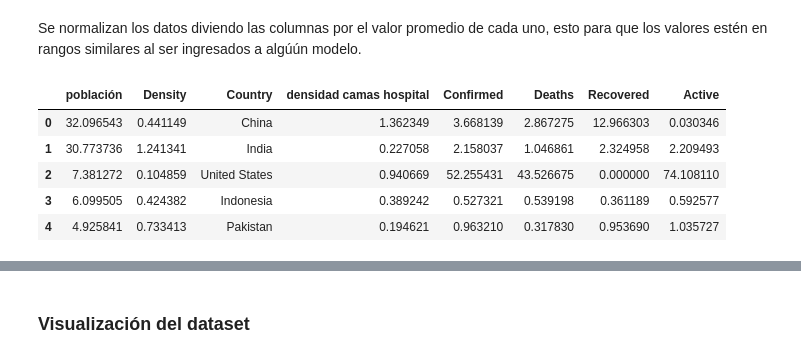
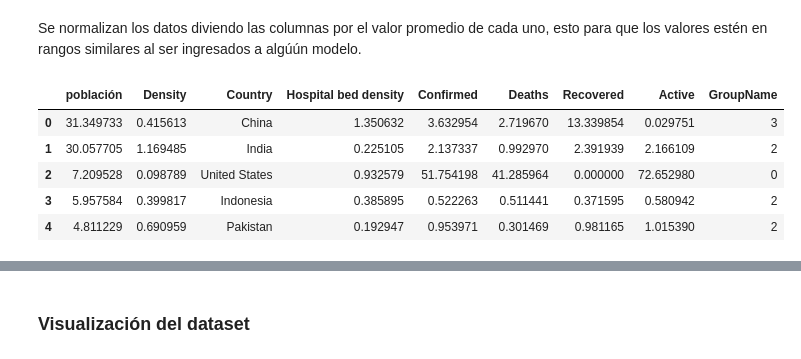
Before and after one commit to DiegoCanales/IIE575-AI-T1, a Jupyter notebook: tarea_AI_1.ipynb, the cells around one changed output, grey strips where cells are left out. Saved outputs shown, nothing was run; the diff lists cells and outputs as text; code cells hidden in the pictures.

```diff
--- a/tarea_AI_1.ipynb
+++ b/tarea_AI_1.ipynb
@@ -203,17 +242,15 @@ poblacion.rename(columns={'name':'país',
 # %%
 # dividir el string de la columna Hospital bed density para obtener el valor
 aux = densidad_camas['Hospital bed density'].str.split(expand=True)
-# se guarda el valor de la densidad en la nueva columna 'densidad camas hospital'
-densidad_camas['densidad camas hospital'] = aux[0]
+# se guarda el valor de la densidad en la nueva columna 'Hospital bed density'
+densidad_camas['Hospital bed density'] = aux[0]
 del aux # elimina la variable aux
-# elimina la columna 'Hospital bed density' que contiene el string completo
-densidad_camas = densidad_camas.drop('Hospital bed density', axis=1)
 # cambia el tipo de la nueva columna a float
-densidad_camas['densidad camas hospital'] = densidad_camas['densidad camas hospital'].astype(float)
+densidad_camas['Hospital bed density'] = densidad_camas['Hospital bed density'].astype(float)
 # elimina las columnas sin datos
 densidad_camas = densidad_camas.dropna()
 # ordenar los datos según densidad de datos de manera descendiente
-densidad_camas.sort_values(by='densidad camas hospital', inplace=True, ascending=False)
+densidad_camas.sort_values(by='Hospital bed density', inplace=True, ascending=False)
 # 10 paises con mayor densidad
 densidad_camas.head(10)
 # %% [output]
@@ -230,0 +288,8 @@ densidad_camas.head(10)
+# %%
+classmap = {
+    'High income': 0,
+    'Low income': 1,
+    'Lower middle income': 2,
+    'Upper middle income': 3
+}
+incomes['GroupName'] = incomes['GroupName'].map(classmap)
@@ -231,3 +298,5 @@ densidad_camas.head(10)
+# %%
+incomes = incomes.drop(['GroupCode','CountryCode'], axis = 1)
 # %% [markdown]
 ### Visualización de datos
 
@@ -317,7 +389,9 @@ dataset = pd.merge(poblacion,densidad_camas, left_on='país', right_on='Country'
 print(dataset.shape)
 dataset = pd.merge(dataset, reporte_covid19, left_on='Country', right_on='Country_Region')
 print(dataset.shape)
-dataset = dataset.drop(['Country_Region', 'país'], axis=1)
+dataset = pd.merge(dataset, incomes, left_on='Country', right_on='CountryName')
+print(dataset.shape)
+dataset = dataset.drop(['Country_Region', 'país','CountryName'], axis=1)
 # %% [output]
 (168, 5)
 (158, 10)
@@ -358,23 +433,23 @@ Se normalizan los datos diviendo las columnas por el valor promedio de cada uno,
 # %%
 # normalización de las columnas por división
 
 dataset["población"] = dataset["población"] / dataset["población"].mean()
 dataset["Density"] = dataset["Density"] / dataset["Density"].mean()
 
-dataset["densidad camas hospital"] = dataset["densidad camas hospital"] / dataset["densidad camas hospital"].mean()
+dataset["Hospital bed density"] = dataset["Hospital bed density"] / dataset["Hospital bed density"].mean()
 dataset["Confirmed"] = dataset["Confirmed"] / dataset["Confirmed"].mean()
 dataset["Deaths"] = dataset["Deaths"] / dataset["Deaths"].mean()
 dataset["Recovered"] = dataset["Recovered"] / dataset["Recovered"].mean()
 dataset["Active"] = dataset["Active"] / dataset["Active"].mean()
 
 dataset.head()
 # %% [output]
-|  | población | Density | Country | densidad camas hospital | Confirmed | Deaths | Recovered | Active |
-| 0 | 32.096543 | 0.441149 | China | 1.362349 | 3.668139 | 2.867275 | 12.966303 | 0.030346 |
-| 1 | 30.773736 | 1.241341 | India | 0.227058 | 2.158037 | 1.046861 | 2.324958 | 2.209493 |
-| 2 | 7.381272 | 0.104859 | United States | 0.940669 | 52.255431 | 43.526675 | 0.000000 | 74.108110 |
-| 3 | 6.099505 | 0.424382 | Indonesia | 0.389242 | 0.527321 | 0.539198 | 0.361189 | 0.592577 |
-| 4 | 4.925841 | 0.733413 | Pakistan | 0.194621 | 0.963210 | 0.317830 | 0.953690 | 1.035727 |
+|  | población | Density | Country | Hospital bed density | Confirmed | Deaths | Recovered | Active | GroupName |
+| 0 | 31.349733 | 0.415613 | China | 1.350632 | 3.632954 | 2.719670 | 13.339854 | 0.029751 | 3 |
+| 1 | 30.057705 | 1.169485 | India | 0.225105 | 2.137337 | 0.992970 | 2.391939 | 2.166109 | 2 |
+| 2 | 7.209528 | 0.098789 | United States | 0.932579 | 51.754198 | 41.285964 | 0.000000 | 72.652980 | 0 |
+| 3 | 5.957584 | 0.399817 | Indonesia | 0.385895 | 0.522263 | 0.511441 | 0.371595 | 0.580942 | 2 |
+| 4 | 4.811229 | 0.690959 | Pakistan | 0.192947 | 0.953971 | 0.301469 | 0.981165 | 1.015390 | 2 |
 # %%
 dataset.describe()
 # %% [output]
```
Also changed, not shown: parts of 29 cells of this notebook.
